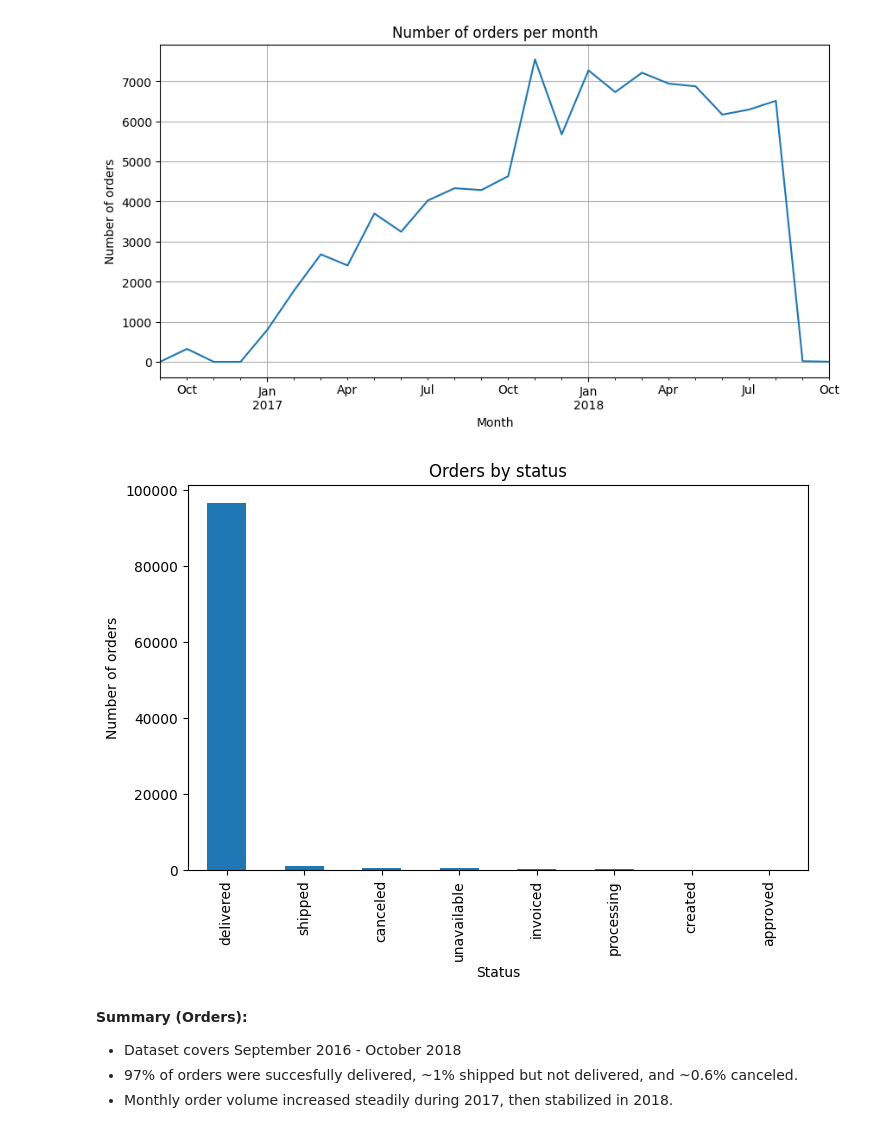
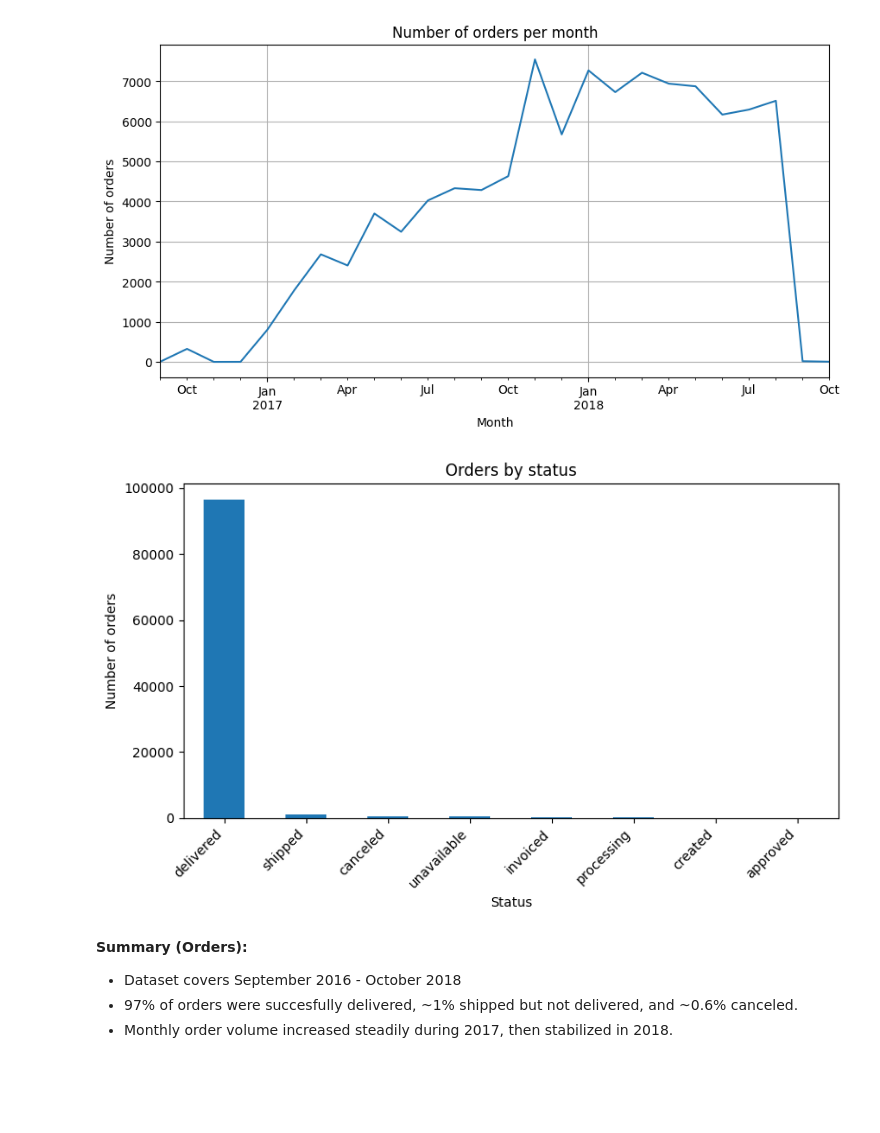
Before and after one commit to MikaelR1/Portfolio-Analytics, a Jupyter notebook: notebooks/eda.ipynb, the cells around one changed output. Drawn from its saved outputs; the diff is of its cells as text; code cells hidden in the pictures; blank space fills up the shorter version.

Commit message:
Finalize summaries and small fixes to visuals

```diff
--- a/notebooks/eda.ipynb
+++ b/notebooks/eda.ipynb
@@ -401,14 +401,16 @@ plt.show()
 # %%
 status_counts = df_orders['order_status'].value_counts()
 
 plt.figure(figsize=(8,5))
 status_counts.plot(kind='bar')
 plt.title("Orders by status")
 plt.xlabel("Status")
 plt.ylabel("Number of orders")
+plt.xticks(rotation=45, ha='right')
+plt.tight_layout()
 plt.show()
 # %% [output]
-[figure, old version]
+[figure, new version]
 # %% [markdown]
 **Summary (Orders):**
 - Dataset covers September 2016 - October 2018
```
Also changed, not shown: parts of 7 cells of this notebook.
